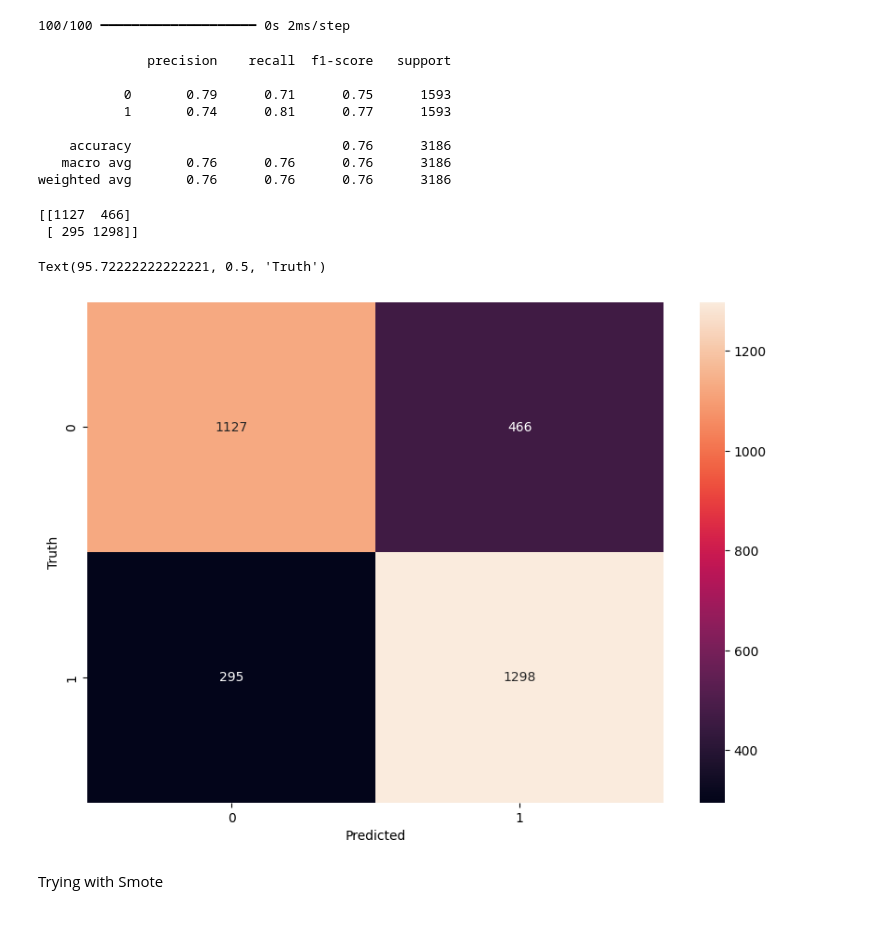
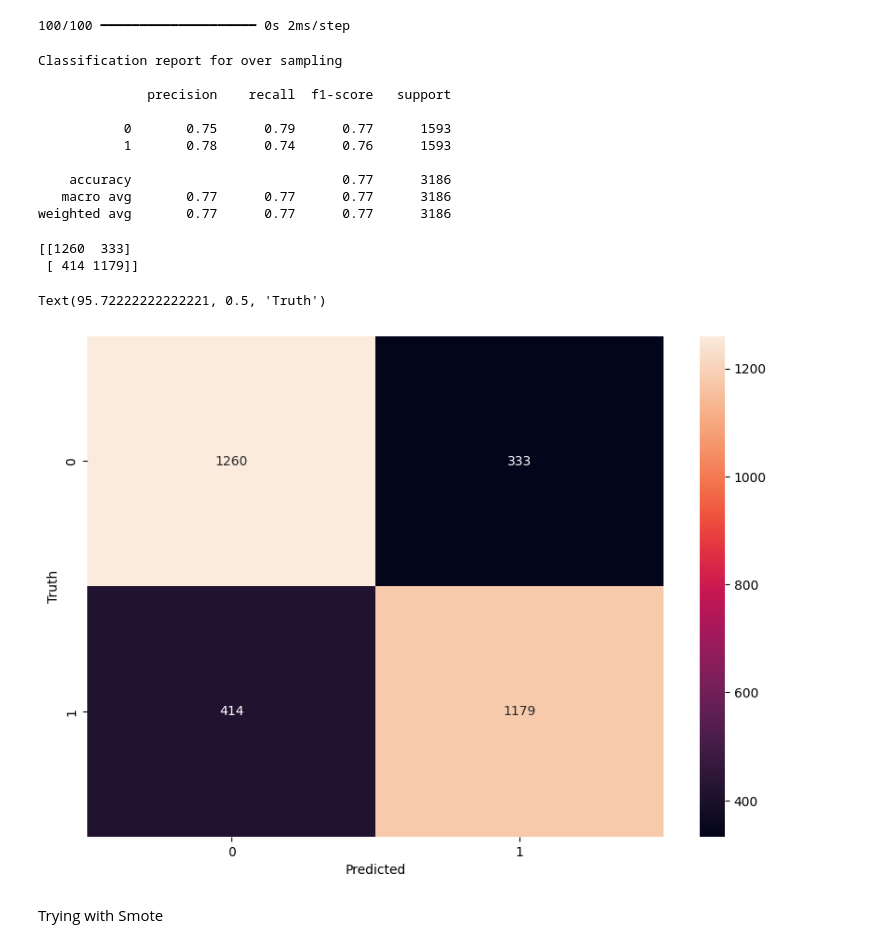
Before and after one commit to harish-03-11/Bank-churn-customers-with-sampling, a Jupyter notebook: Har_Bank_Customer_Churn_with_sampling.ipynb, the cells around one changed output. Saved outputs shown, nothing was run; the diff lists cells and outputs as text; code cells hidden in the pictures.

```diff
--- a/Har_Bank_Customer_Churn_with_sampling.ipynb
+++ b/Har_Bank_Customer_Churn_with_sampling.ipynb
@@ -559,7 +565,7 @@ df_minority_oversampling.shape
 # %%
 df_minority_upsampled = resample(df_minority_oversampling,replace = True, n_samples = len(df_majority_oversampling),random_state=42)
 # %%
-df_oversampled = pd.concat([df_majority_oversampling, df_minority_upsampled])
+df_oversampled = pd.concat([df_majority_oversampling, df_minority_upsampled],axis=0)
 # %%
 df_oversampled.shape
 # %% [output]
@@ -570,7 +576,7 @@ from sklearn.model_selection import train_test_split
 oversample_x = df_oversampled[['CreditScore','Gender','Age',"Tenure",'Balance','NumOfProducts','HasCrCard','IsActiveMember','EstimatedSalary']]
 oversample_y = df_oversampled['Exited']
 # %%
-X_train,X_test,y_train,y_test = train_test_split(oversample_x,oversample_y,test_size=0.2,stratify=oversample_y,random_state=42)
+X_train3,X_test3,y_train3,y_test3 = train_test_split(oversample_x,oversample_y,test_size=0.2,stratify=oversample_y,random_state=42)
 # %%
 model_oversample = keras.Sequential([
     keras.layers.Dense(8,input_dim=9, activation = 'relu'),
@@ -585,6 +591,6 @@ model_oversample.compile (
     metrics = ['accuracy']
 )
 
-model_oversample.fit(X_train,y_train,epochs = 100)
+model_oversample.fit(X_train3,y_train3,epochs = 100)
 # %% [output]
 Epoch 1/100
@@ -608,6 +614,6 @@ Epoch 100/100
 <keras.src.callbacks.history.History at 0x...>
 # %%
-yp_oversample = model_oversample.predict(X_test)
+yp_oversample = model_oversample.predict(X_test3)
 # %% [output]
 100/100 ━━━━━━━━━━━━━━━━━━━━ 0s 2ms/step
 # %%
@@ -617,33 +623,37 @@ for element in yp_oversample:
     y_pred_oversample.append(1)
   else:
     y_pred_oversample.append(0)
+# %%
+print("Classification report for over sampling ")
+print("")
+print(classification_report(y_test3,y_pred_oversample))
+# %% [output]
+Classification report for over sampling
+
+              precision    recall  f1-score   support
+
+           0       0.75      0.79      0.77      1593
+           1       0.78      0.74      0.76      1593
+
+    accuracy                           0.77      3186
+   macro avg       0.77      0.77      0.77      3186
+weighted avg       0.77      0.77      0.77      3186
 # %%
-print(classification_report(y_test,y_pred_oversample))
+print(confusion_matrix(y_test3,y_pred_oversample))
 # %% [output]
-              precision    recall  f1-score   support
-
-           0       0.79      0.71      0.75      1593
-           1       0.74      0.81      0.77      1593
-
-    accuracy                           0.76      3186
-   macro avg       0.76      0.76      0.76      3186
-weighted avg       0.76      0.76      0.76      3186
+[[1260  333]
+ [ 414 1179]]
-# %%
-print(confusion_matrix(y_test,y_pred_oversample))
-# %% [output]
-[[1127  466]
- [ 295 1298]]
 # %%
 import seaborn as sn
-cm_oversample = tf.math.confusion_matrix(labels=y_test,predictions=y_pred_oversample)
+cm_oversample = tf.math.confusion_matrix(labels=y_test3,predictions=y_pred_oversample)
 
 plt.figure(figsize = (10,7))
 sn.heatmap(cm_oversample, annot=True, fmt='d')
 plt.xlabel('Predicted')
 plt.ylabel('Truth')
 # %% [output]
 Text(95.72222222222221, 0.5, 'Truth')
-[figure, old version]
+[figure, new version]
 # %% [markdown]
 Trying with Smote
 # %%
```
Also changed, not shown: parts of 77 cells of this notebook.
